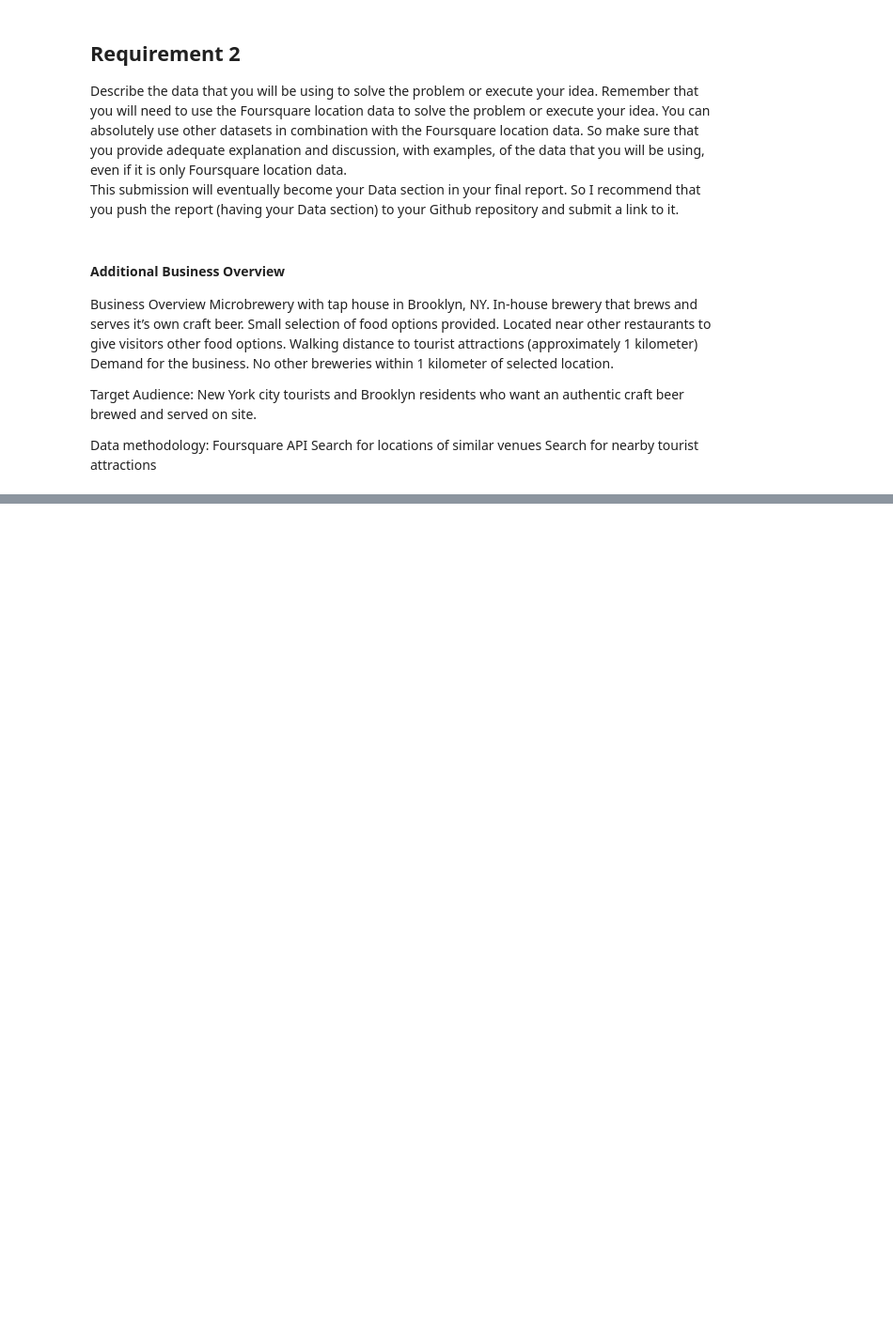
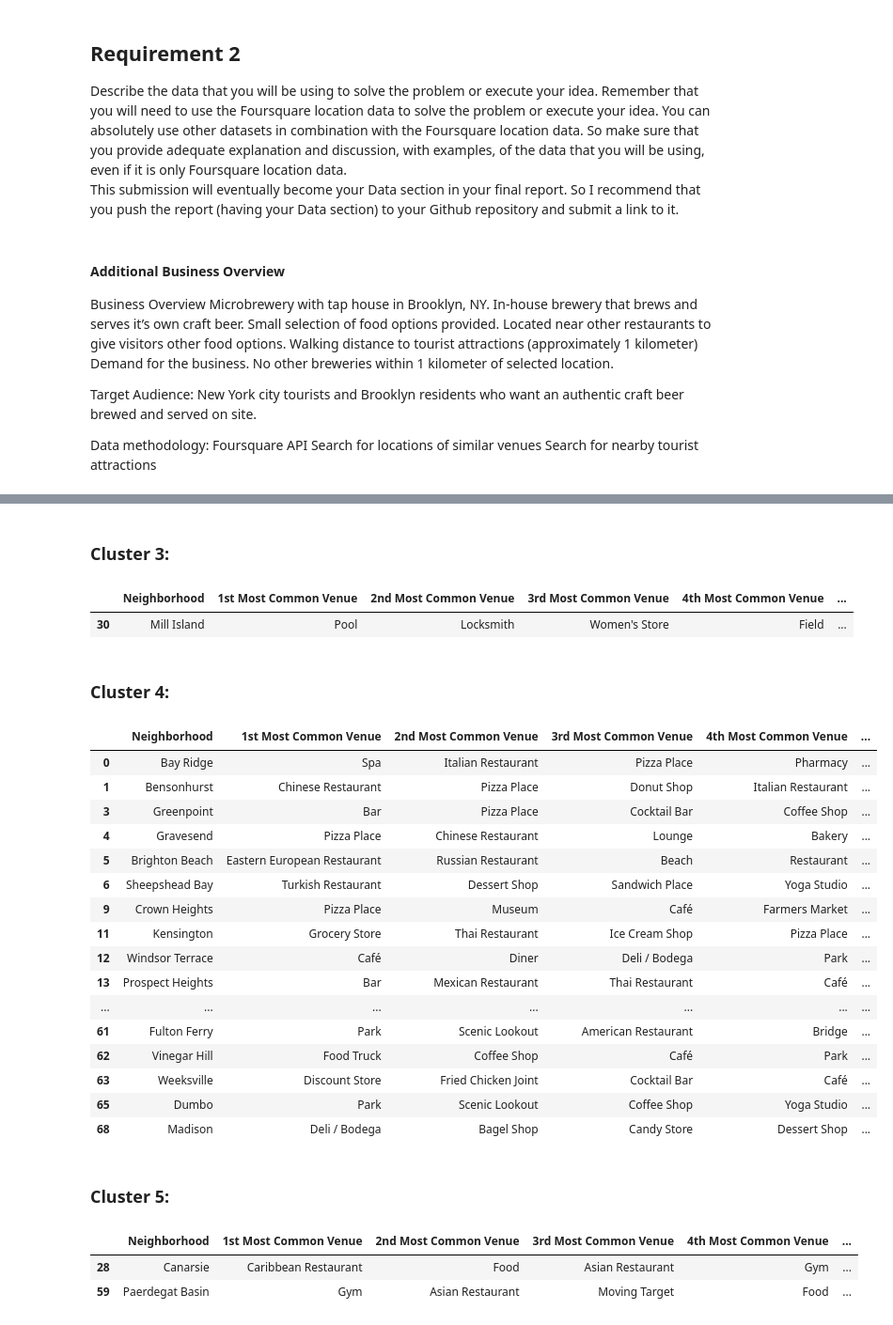
Before and after one commit to mswain1/Github-repository-MCS, a Jupyter notebook: Coursera Capstone - Week 4 - Brooklyn Brewery.ipynb, the cells around one changed output, grey strips where cells are left out. Shown at 94% size. Cells and saved outputs as stored; diff of their text form; code cells hidden in the pictures; blank space fills up the shorter version.

```diff
--- a/Coursera Capstone - Week 4 - Brooklyn Brewery.ipynb
+++ b/Coursera Capstone - Week 4 - Brooklyn Brewery.ipynb
@@ -32,0 +770,37 @@ Search for nearby tourist attractions
+# %% [markdown]
+### Cluster 3:
+# %%
+brooklyn_merged.loc[brooklyn_merged['Cluster Labels'] == 2, brooklyn_merged.columns[[1] + list(range(5, brooklyn_merged.shape[1]))]]
+# %% [output]
+|  | Neighborhood | 1st Most Common Venue | 2nd Most Common Venue | 3rd Most Common Venue | 4th Most Common Venue | ... |
+| 30 | Mill Island | Pool | Locksmith | Women's Store | Field | ... |
+# %% [markdown]
+### Cluster 4:
+# %%
+brooklyn_merged.loc[brooklyn_merged['Cluster Labels'] == 3, brooklyn_merged.columns[[1] + list(range(5, brooklyn_merged.shape[1]))]]
+# %% [output]
+|  | Neighborhood | 1st Most Common Venue | 2nd Most Common Venue | 3rd Most Common Venue | 4th Most Common Venue | ... |
+| 0 | Bay Ridge | Spa | Italian Restaurant | Pizza Place | Pharmacy | ... |
+| 1 | Bensonhurst | Chinese Restaurant | Pizza Place | Donut Shop | Italian Restaurant | ... |
+| 3 | Greenpoint | Bar | Pizza Place | Cocktail Bar | Coffee Shop | ... |
+| 4 | Gravesend | Pizza Place | Chinese Restaurant | Lounge | Bakery | ... |
+| 5 | Brighton Beach | Eastern European Restaurant | Russian Restaurant | Beach | Restaurant | ... |
+| 6 | Sheepshead Bay | Turkish Restaurant | Dessert Shop | Sandwich Place | Yoga Studio | ... |
+| 9 | Crown Heights | Pizza Place | Museum | Café | Farmers Market | ... |
+| 11 | Kensington | Grocery Store | Thai Restaurant | Ice Cream Shop | Pizza Place | ... |
+| 12 | Windsor Terrace | Café | Diner | Deli / Bodega | Park | ... |
+| 13 | Prospect Heights | Bar | Mexican Restaurant | Thai Restaurant | Café | ... |
+| ... | ... | ... | ... | ... | ... | ... |
+| 61 | Fulton Ferry | Park | Scenic Lookout | American Restaurant | Bridge | ... |
+| 62 | Vinegar Hill | Food Truck | Coffee Shop | Café | Park | ... |
+| 63 | Weeksville | Discount Store | Fried Chicken Joint | Cocktail Bar | Café | ... |
+| 65 | Dumbo | Park | Scenic Lookout | Coffee Shop | Yoga Studio | ... |
+| 68 | Madison | Deli / Bodega | Bagel Shop | Candy Store | Dessert Shop | ... |
+# %% [markdown]
+### Cluster 5:
+# %%
+brooklyn_merged.loc[brooklyn_merged['Cluster Labels'] == 4, brooklyn_merged.columns[[1] + list(range(5, brooklyn_merged.shape[1]))]]
+# %% [output]
+|  | Neighborhood | 1st Most Common Venue | 2nd Most Common Venue | 3rd Most Common Venue | 4th Most Common Venue | ... |
+| 28 | Canarsie | Caribbean Restaurant | Food | Asian Restaurant | Gym | ... |
+| 59 | Paerdegat Basin | Gym | Asian Restaurant | Moving Target | Food | ... |
```
Also changed, not shown: parts of 86 cells of this notebook.
